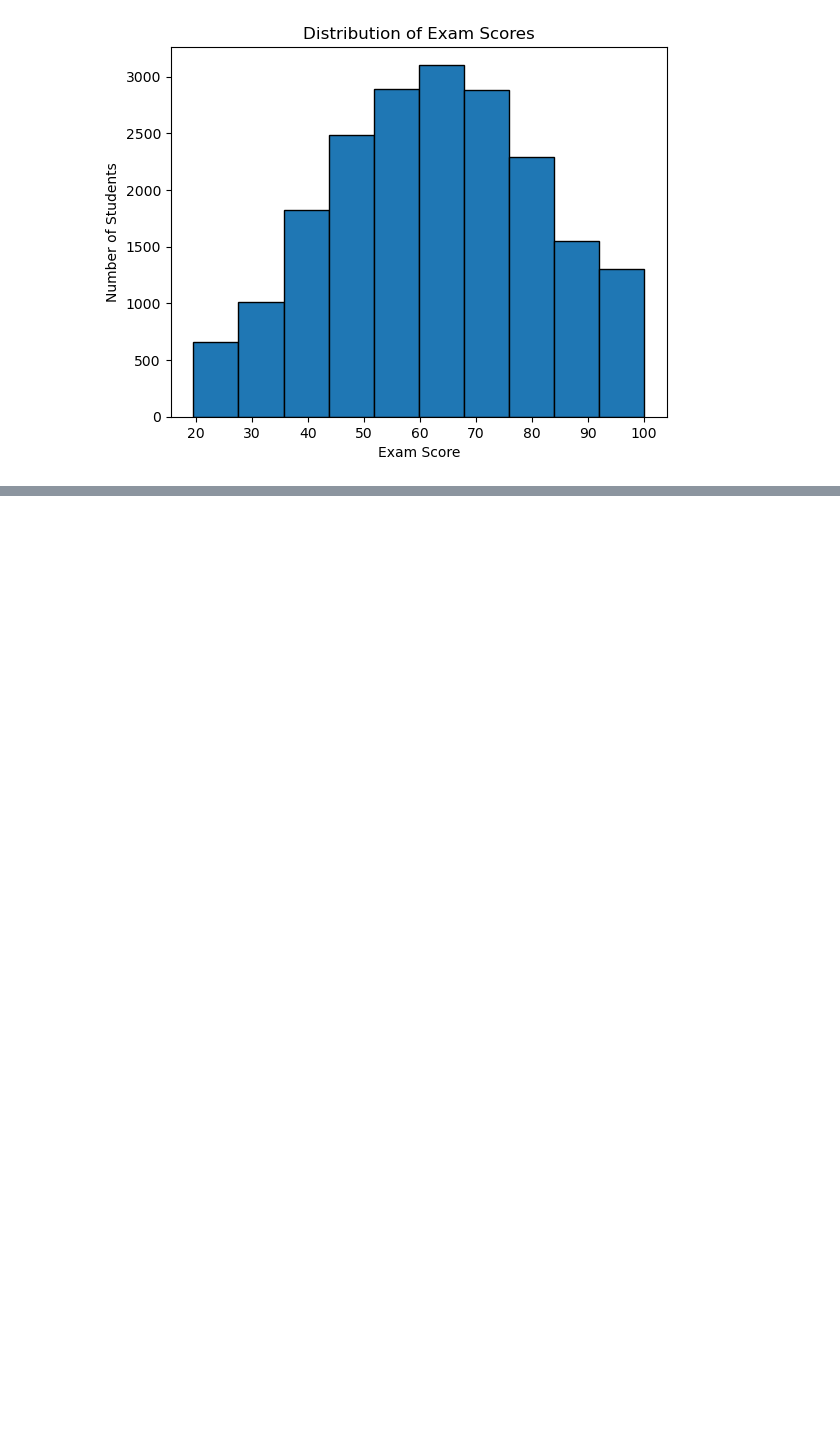
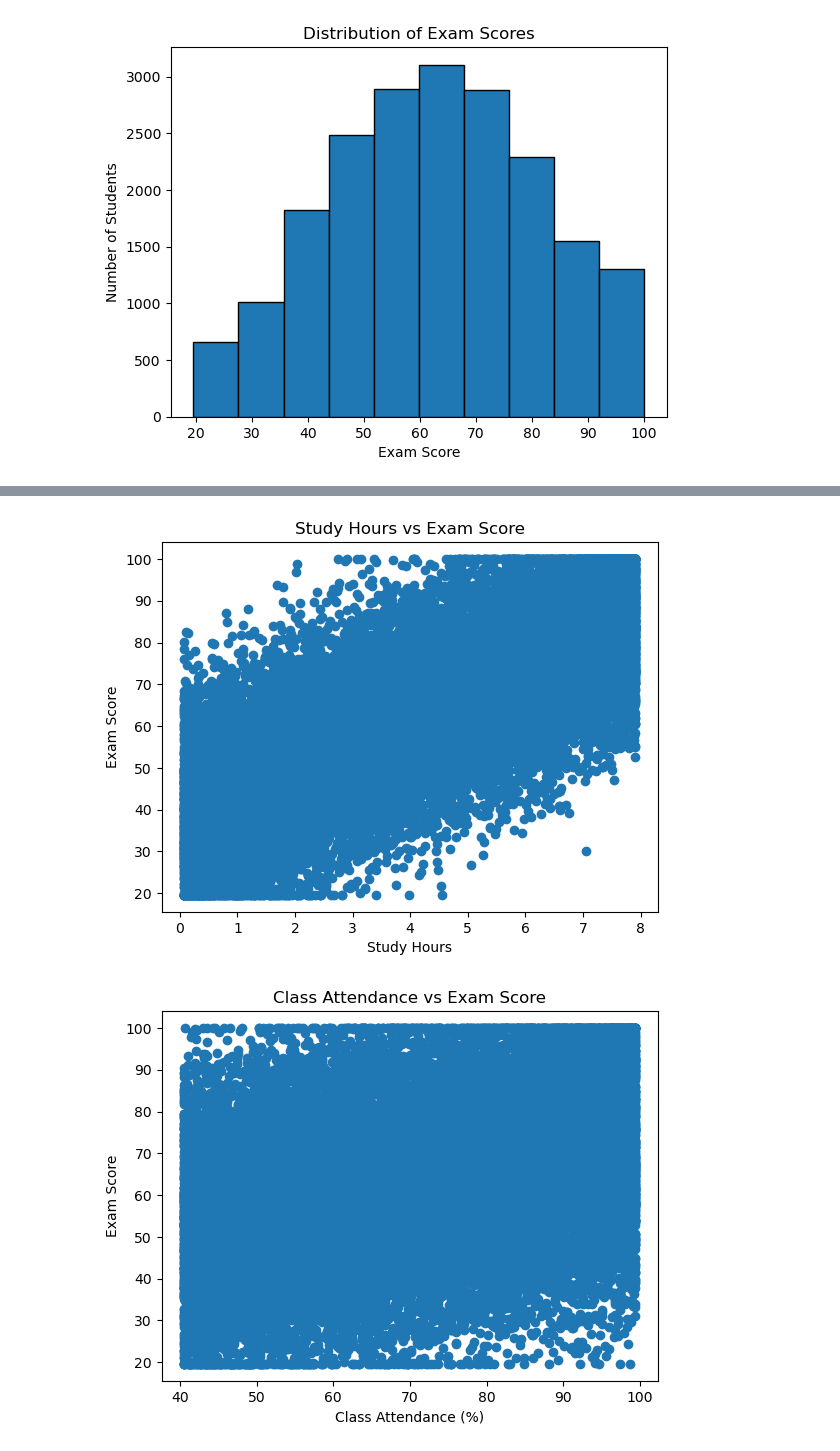
Before and after one commit to KareemH-1/AI_ML, a Jupyter notebook: Exam_Fail-pass_prediction.ipynb, the cells around one changed output, grey strips where cells are left out. Cells and saved outputs as stored; diff of their text form; code cells hidden in the pictures; blank space fills up the shorter version.

```diff
--- a/Exam_Fail-pass_prediction.ipynb
+++ b/Exam_Fail-pass_prediction.ipynb
@@ -65,14 +64,3 @@ moderate    9878
 easy        6141
 hard        3981
 Name: count, dtype: int64
-# %%
-#convert categorical data to numeric data
-data['gender'] = data['gender'].map({'male': 0, 'female': 1, 'other': 2})
-data['course'] = data['course'].map({'b.tech': 0, 'b.sc': 1, 'b.com': 2, 'ba': 3, 'bca': 4, 'bba': 5, 'diploma': 6})
-data['internet_access'] = data['internet_access'].map({'yes': 1, 'no': 0})
-data['sleep_quality'] = data['sleep_quality'].map({'poor': 0, 'average': 1, 'good': 2})
-data['study_method'] = data['study_method'].replace({'self-study': 'self study'}).map({'self study': 0, 'group study': 1, 'online videos': 2, 'coaching': 3, 'mixed': 4})
-data['facility_rating'] = data['facility_rating'].map({'low': 0, 'medium': 1, 'high': 2})
-data['exam_difficulty'] = data['exam_difficulty'].map({'easy': 0, 'moderate': 1, 'hard': 2})
-
-data.head()
@@ -146,0 +108,23 @@ Student 4: Fail
+# %%
+# plot the relationship between study hours and exam score
+plt.scatter(data['study_hours'], data['exam_score'])
+plt.title('Study Hours vs Exam Score')
+plt.xlabel('Study Hours')
+plt.ylabel('Exam Score')
+plt.show()
+#output is linear
+
+plt.scatter(data['class_attendance'], data['exam_score'])
+plt.title('Class Attendance vs Exam Score')
+plt.xlabel('Class Attendance (%)')
+plt.ylabel('Exam Score')
+plt.show()
+
+plt.scatter(data['sleep_hours'], data['exam_score'])
+plt.title('Sleep Hours vs Exam Score')
+plt.xlabel('Sleep Hours')
+plt.ylabel('Exam Score')
+plt.show()
+# %% [output]
+[figure, added]
+[figure, added]
```
Also changed, not shown: parts of 11 cells of this notebook, 4 other files.
